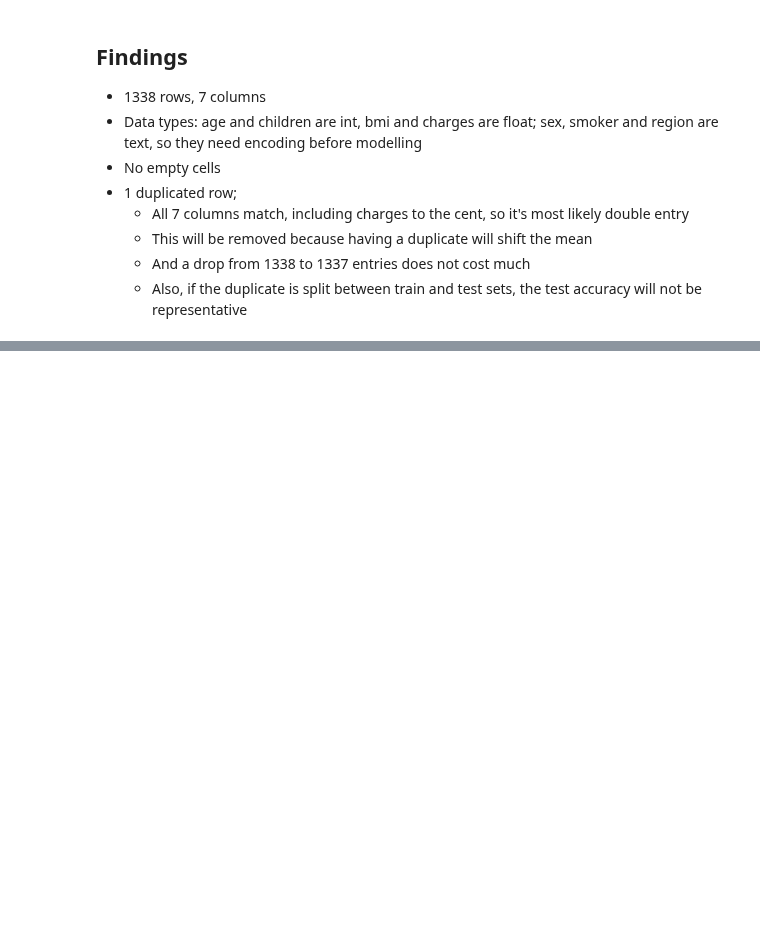
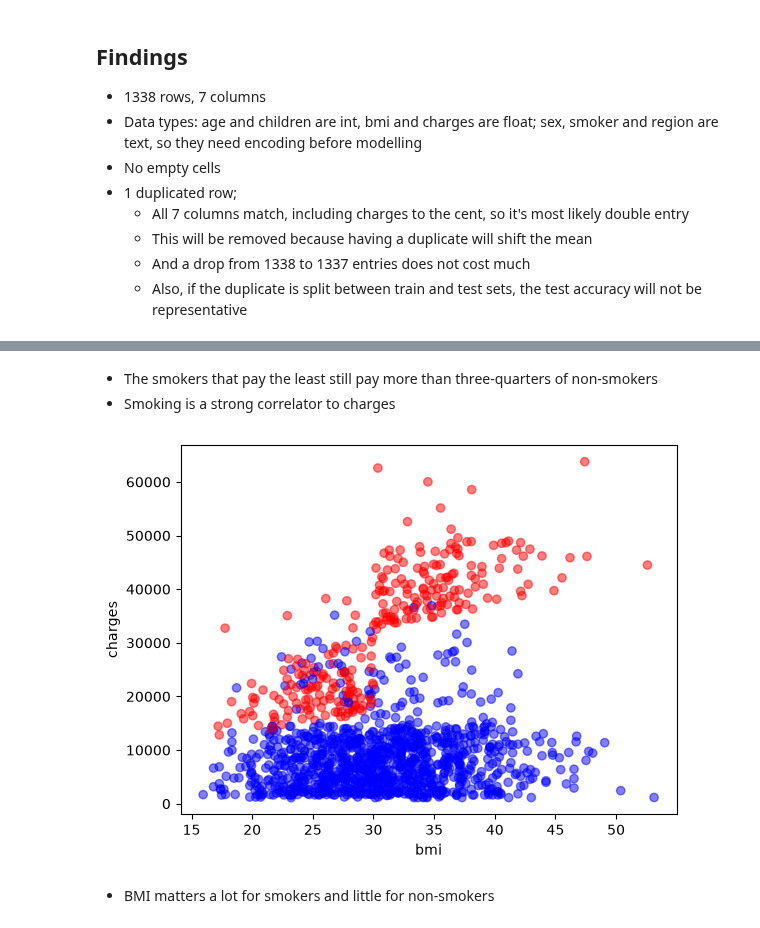
Before and after one commit to RebbelPigman/DA-Practice-01, a Jupyter notebook: notebooks/02_clean_eda.ipynb, the cells around one changed output, grey strips where cells are left out. Drawn from its saved outputs; the diff is of its cells as text; code cells hidden in the pictures; blank space fills up the shorter version.

```diff
--- a/notebooks/02_clean_eda.ipynb
+++ b/notebooks/02_clean_eda.ipynb
@@ -41,0 +85,12 @@ dtype: int64
+# %% [markdown]
+- The smokers that pay the least still pay more than three-quarters of non-smokers
+- Smoking is a strong correlator to charges
+# %%
+colors = df["smoker"].map({"yes": "red", "no": "blue"})
+plt.scatter(df["bmi"], df["charges"], c=colors, alpha=0.5)
+plt.xlabel("bmi"); plt.ylabel("charges")
+plt.show()
+# %% [output]
+[figure, added]
+# %% [markdown]
+- BMI matters a lot for smokers and little for non-smokers
```
Also changed, not shown: parts of 4 cells of this notebook, 1 other file.
